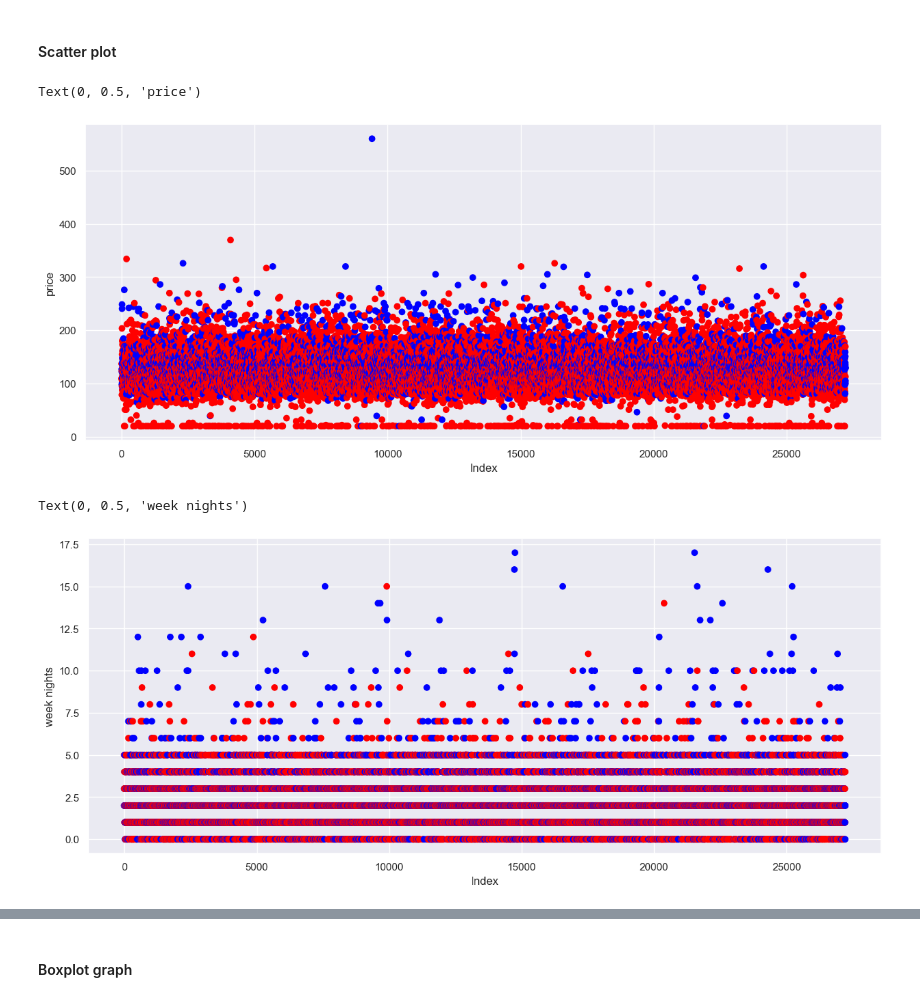
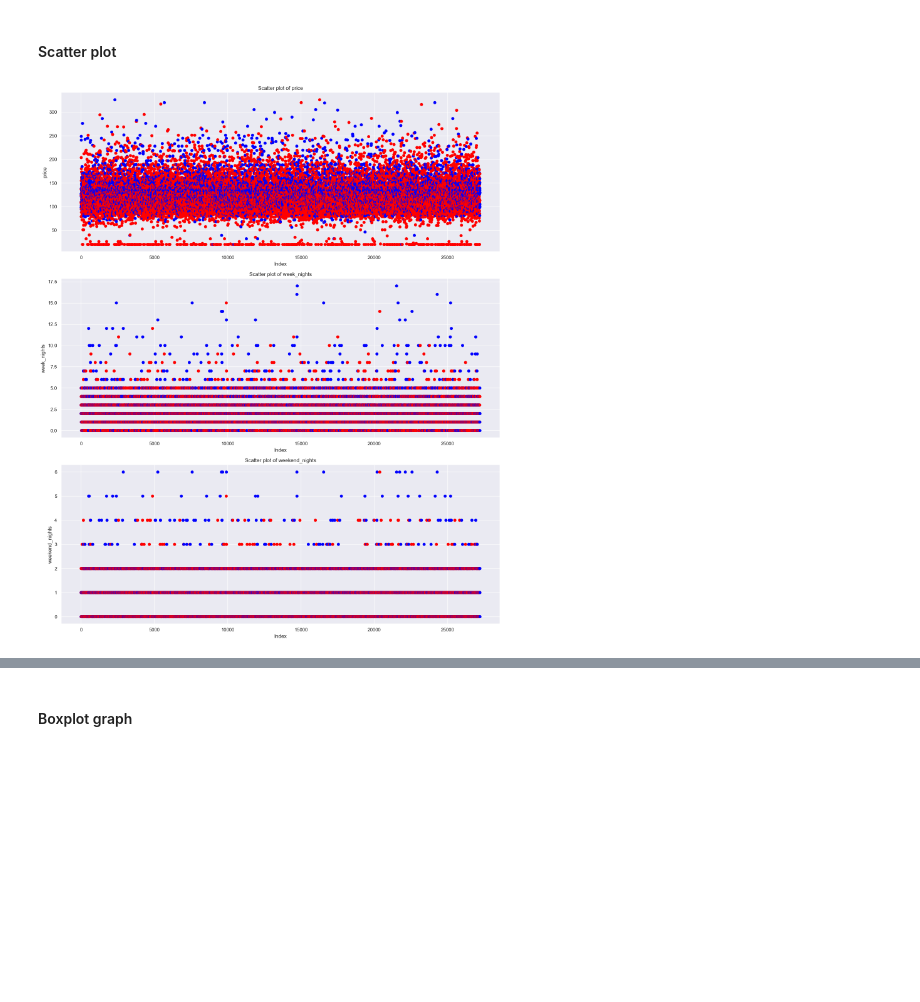
Before and after one commit to Noam-Diamant/Data-Mining, a Jupyter notebook: project.ipynb, the cells around one changed output, grey strips where cells are left out. Drawn from its saved outputs; the diff is of its cells as text; code cells hidden in the pictures; blank space fills up the shorter version.

Commit message:
updated plots

```diff
--- a/project.ipynb
+++ b/project.ipynb
@@ -503,21 +503,20 @@ plt.show()
 #### Scatter plot
 # %%
 colordict = {0: 'red', 1: 'blue'}
+columns = ['price', 'week_nights', 'weekend_nights']
 
-plt.figure(figsize=(15, 6))
-plt.scatter(df.index, df['price'], c = df['is_canceled'].map(colordict))
-plt.xlabel("Index")
-plt.ylabel('price')
+# Create a large figure
+plt.figure(figsize=(15, 18))
+
+# Loop through the columns to create three subplots
+for i, column in enumerate(columns, 1):
+    plt.subplot(3, 1, i)
+    plt.scatter(df.index, df[column], c=df['is_canceled'].map(colordict))
+    plt.xlabel("Index")
+    plt.ylabel(column)
+    plt.title(f'Scatter plot of {column}')
+
+plt.tight_layout()
+plt.show()
 # %% [output]
-Text(0, 0.5, 'price')
-[figure, old version]
+[figure, new version]
-# %%
-colordict = {0: 'red', 1: 'blue'}
-
-plt.figure(figsize=(15, 6))
-plt.scatter(df.index, df['week_nights'], c = df['is_canceled'].map(colordict))
-plt.xlabel("Index")
-plt.ylabel('week nights')
-# %% [output]
-Text(0, 0.5, 'week nights')
-[figure, removed]
```
Also changed, not shown: parts of 14 cells of this notebook.
